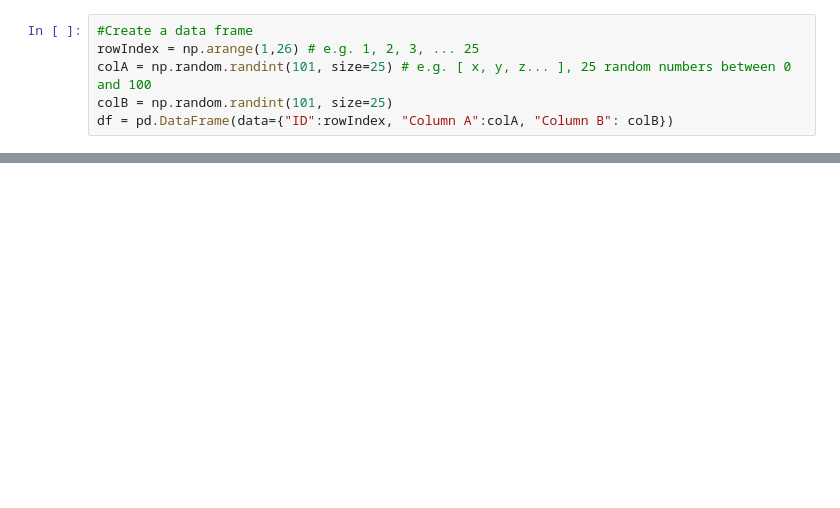
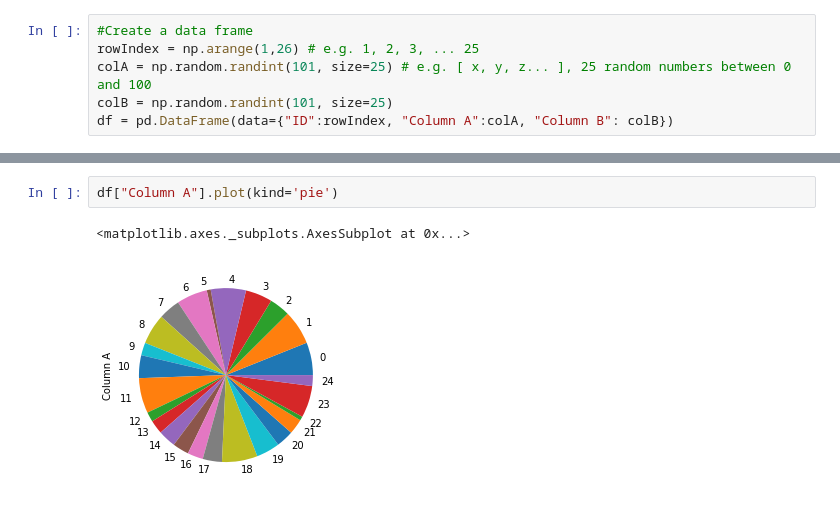
Before and after one commit to ronald-leung/datascience_machinelearning, a Jupyter notebook: visualization/Basic_pyplot_charts.ipynb, the cells around one changed output, grey strips where cells are left out. Drawn from its saved outputs; the diff is of its cells as text; blank space fills up the shorter version.

```diff
--- a/visualization/Basic_pyplot_charts.ipynb
+++ b/visualization/Basic_pyplot_charts.ipynb
@@ -22,3 +31,8 @@ df = pd.DataFrame(data={"ID":rowIndex, "Column A":colA, "Column B": colB})
+# %%
+df["Column A"].plot(kind='pie')
+# %% [output]
+<matplotlib.axes._subplots.AxesSubplot at 0x...>
+[figure, added]
 # %%
 df.head()
 # %% [output]
```
Also changed, not shown: parts of 17 cells of this notebook.
